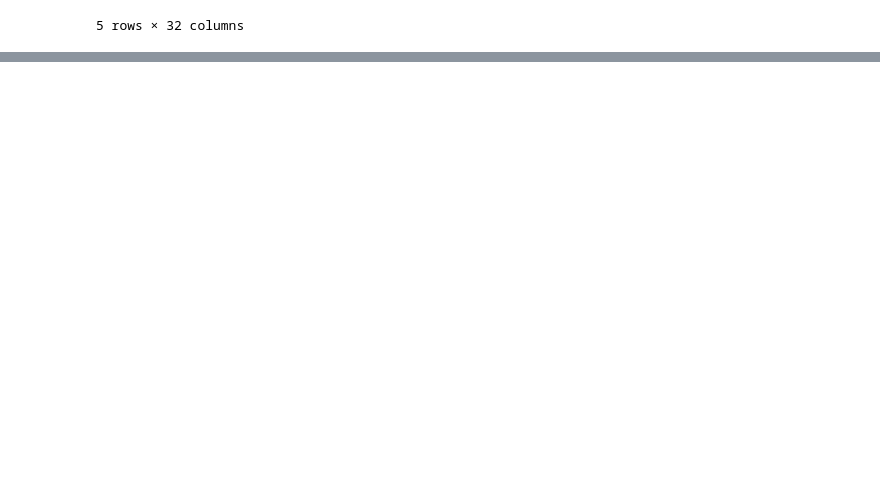
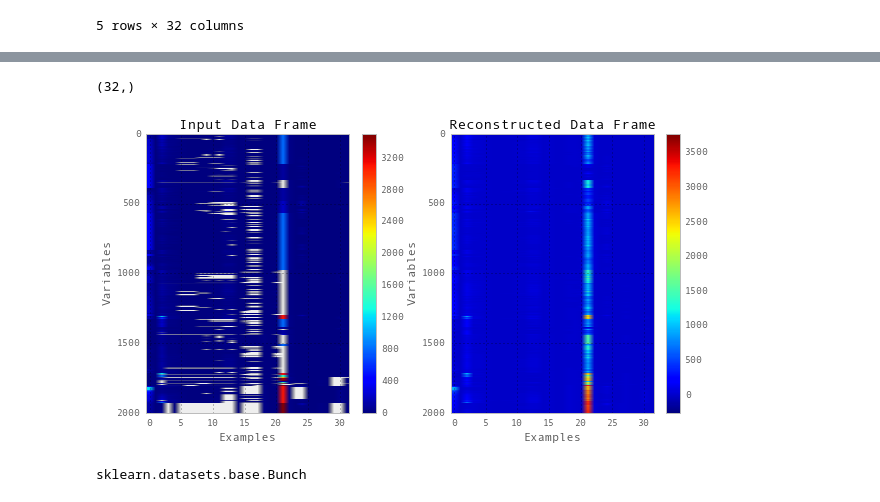
Before and after one commit to emmaggie/SPINDLE_ZOO, a Jupyter notebook: SEPTEMBER_2014/A_Marina_spindle_zoo_part5.ipynb, the cells around one changed output, grey strips where cells are left out. Drawn from its saved outputs; the diff is of its cells as text; code cells hidden in the pictures; blank space fills up the shorter version.

```diff
--- a/SEPTEMBER_2014/A_Marina_spindle_zoo_part5.ipynb
+++ b/SEPTEMBER_2014/A_Marina_spindle_zoo_part5.ipynb
@@ -721,0 +1127,6 @@ array([[1, 2, 3],
+# %%
+# Unfold the returned theta back into U and W
+X = np.reshape(theta[:num_movies*num_features], (num_movies, num_features), order='F')
+Theta = np.reshape(theta[num_movies*num_features:], (num_users, num_features), order = 'F')
+print X.shape
+print Theta.shape
@@ -721,0 +1136,3 @@ array([[1, 2, 3],
+# %%
+predictedDF=np.dot(X,Theta.T)
+print predictedDF.shape
@@ -721,0 +1201,16 @@ array([[1, 2, 3],
+# %%
+reconstructed=(predictedDF*np.reshape(initial_std, (1,initial_std.shape[0])))+np.reshape(initial_means, (1,initial_means.shape[0]))
+# %%
+dfo.columns.shape
+# %% [output]
+(32,)
+# %%
+reconstructedDF=pd.DataFrame(reconstructed, columns=dfo.columns)
+# %%
+plt.figure(figsize=(10,5))
+plt.subplot(121)
+visualizeDataFrame(dfo,title='Input Data Frame')
+plt.subplot(122)
+visualizeDataFrame(reconstructedDF, title='Reconstructed Data Frame')
+# %% [output]
+[figure, added]
@@ -721,0 +1224,4 @@ array([[1, 2, 3],
+# %%
+type(digits)
+# %% [output]
+sklearn.datasets.base.Bunch
```
Also changed, not shown: parts of 68 cells of this notebook, 1 other file.
